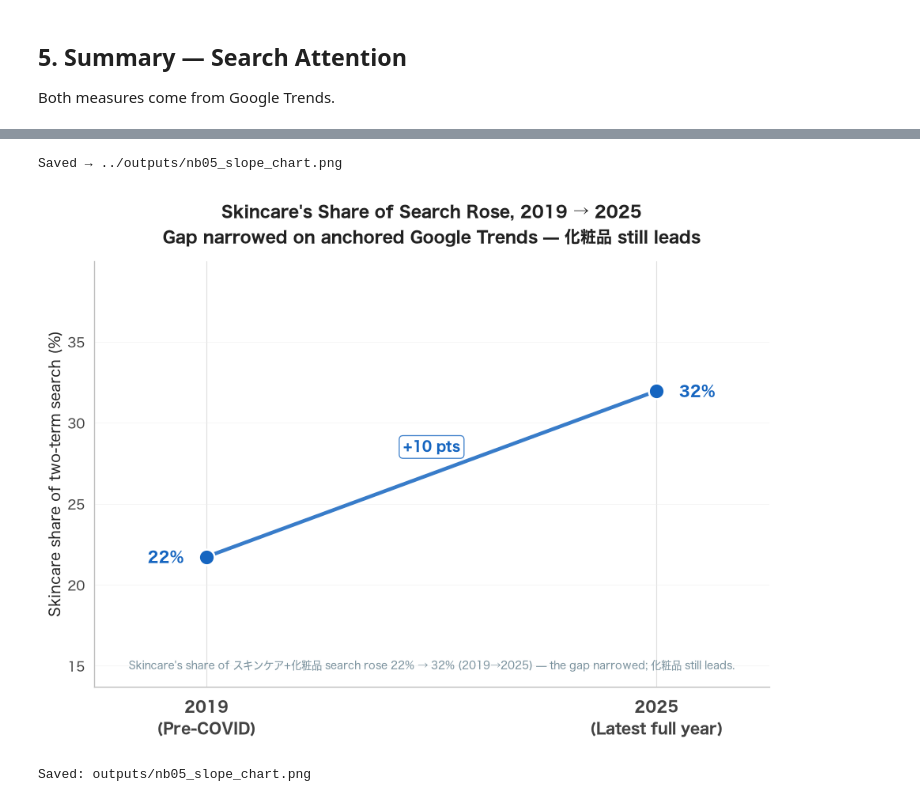
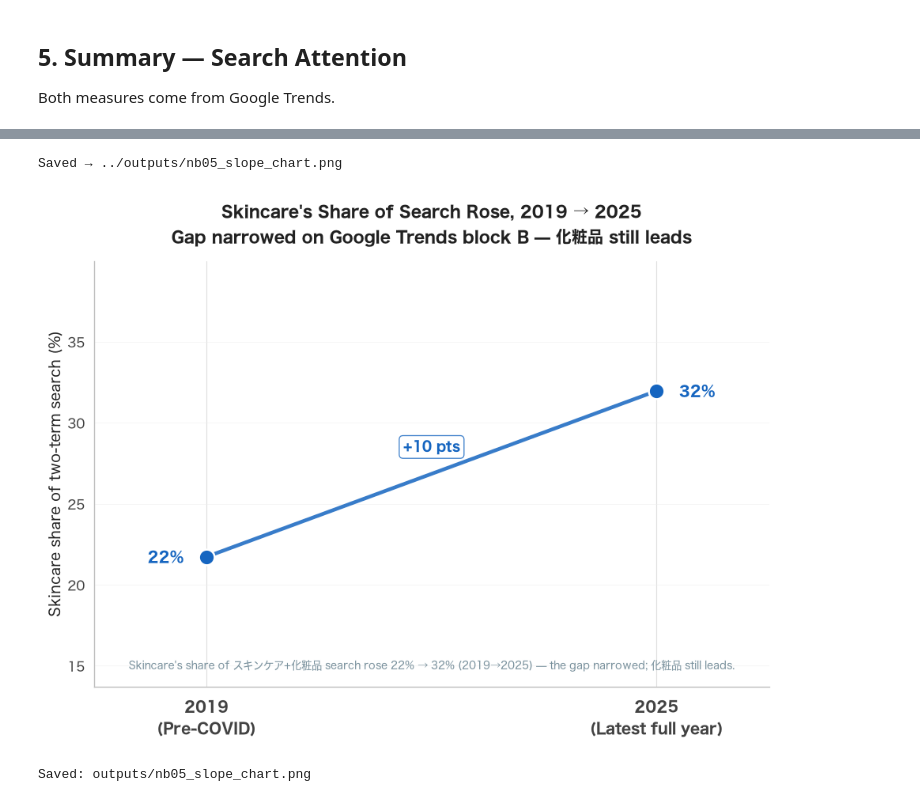
Before and after one commit to Stan-DS-Z/beauty-pulse, a Jupyter notebook: notebooks/NB05_the_shift.ipynb, the cells around one changed output, grey strips where cells are left out. Cells and saved outputs as stored; diff of their text form; code cells hidden in the pictures.

```diff
--- a/notebooks/NB05_the_shift.ipynb
+++ b/notebooks/NB05_the_shift.ipynb
@@ -620,7 +615,7 @@ Saved → ../outputs/nb05_small_multiples.png
 Saved: outputs/nb05_small_multiples.png
 # %%
 # Slope chart — skincare's share of スキンケア+化粧品 search, 2019 → 2025.
-# Single signal: search-interest share (anchored block B). Review share and the
+# Single signal: search-interest share (block B, one request). Review share and the
 # Rakuten static snapshot are excluded — neither belongs on a before/after axis.
 # y-axis starts above zero: legitimate for a slope chart, where the point is change.
 
@@ -650,35 +645,35 @@ if ss19 is not None and ss25 is not None:
             fontsize=11, color=C_SKIN, fontweight='bold')
     ax.text(0.5, (ss19 + ss25) / 2 + 1.2, f'+{delta:.0f} pts',
             ha='center', va='bottom', fontsize=10, color=C_SKIN, fontweight='bold',
             bbox=dict(boxstyle='round,pad=0.3', facecolor='white',
                       edgecolor=C_SKIN, alpha=0.8, linewidth=0.8))
     ax.text(0.5, 0.03,
             f'Skincare\'s share of スキンケア+化粧品 search rose {ss19:.0f}% → {ss25:.0f}% '
             f'(2019→2025) — the gap narrowed; 化粧品 still leads.',
             transform=ax.transAxes, ha='center', va='bottom',
             fontsize=8, color='#78909C', style='italic', linespacing=1.5)
     pad = 8
     ax.set_ylim(min(ss19, ss25) - pad, max(ss19, ss25) + pad)
 
 ax.set_xlim(-0.25, 1.25)
 ax.set_xticks([0, 1])
 ax.set_xticklabels(['2019\n(Pre-COVID)', '2025\n(Latest full year)'],
                    fontsize=11, fontweight='bold')
 ax.set_ylabel('Skincare share of two-term search (%)', fontsize=11)
 ax.set_title("Skincare's Share of Search Rose, 2019 → 2025\n"
-             "Gap narrowed on anchored Google Trends — 化粧品 still leads",
+             "Gap narrowed on Google Trends block B — 化粧品 still leads",
              fontsize=12, fontweight='bold', pad=14)
 ax.spines['top'].set_visible(False)
 ax.spines['right'].set_visible(False)
 ax.spines['left'].set_color('#BDBDBD')
 ax.spines['bottom'].set_color('#BDBDBD')
 
 tight(fig, '../outputs/nb05_slope_chart.png')
 plt.show()
 print('Saved: outputs/nb05_slope_chart.png')
 # %% [output]
 Saved → ../outputs/nb05_slope_chart.png
-[figure, old version]
+[figure, new version]
 Saved: outputs/nb05_slope_chart.png
 # %%
 from IPython.display import display, Markdown
```
Also changed, not shown: parts of 12 cells of this notebook, 11 other files.
